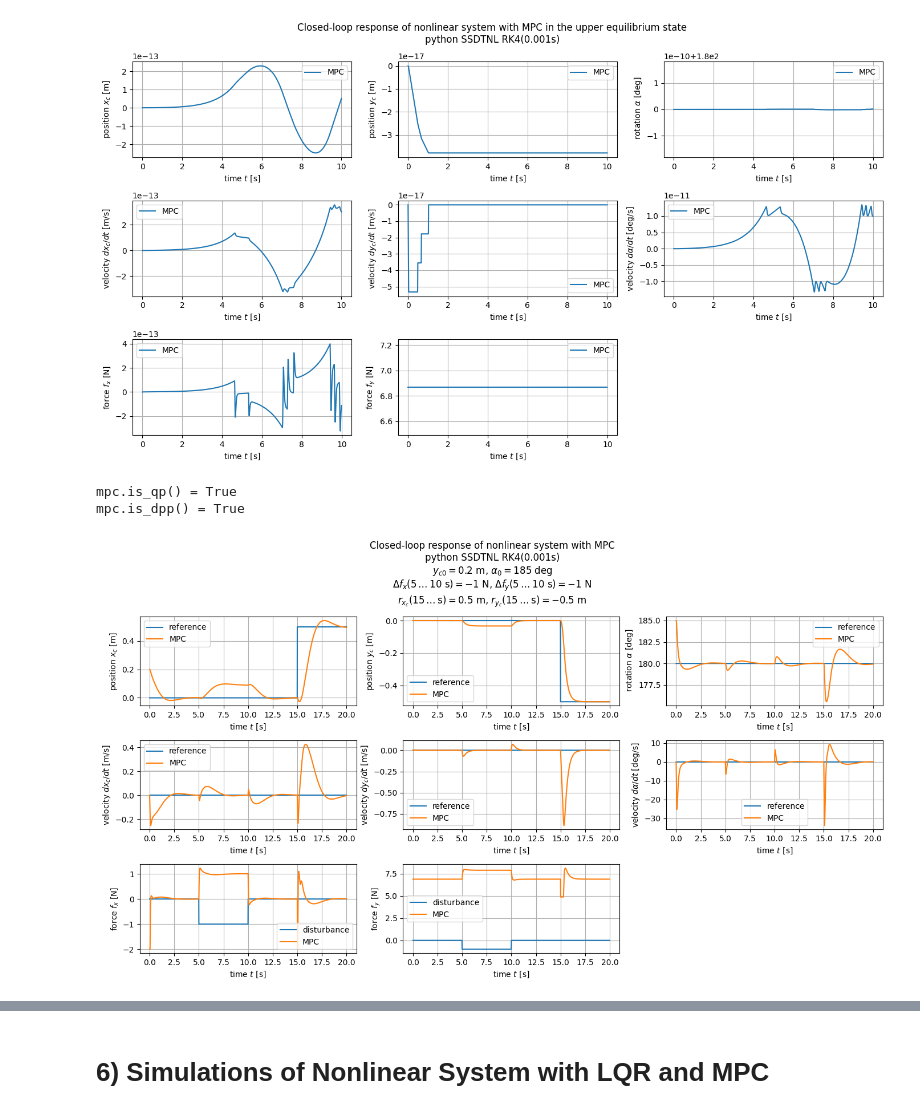
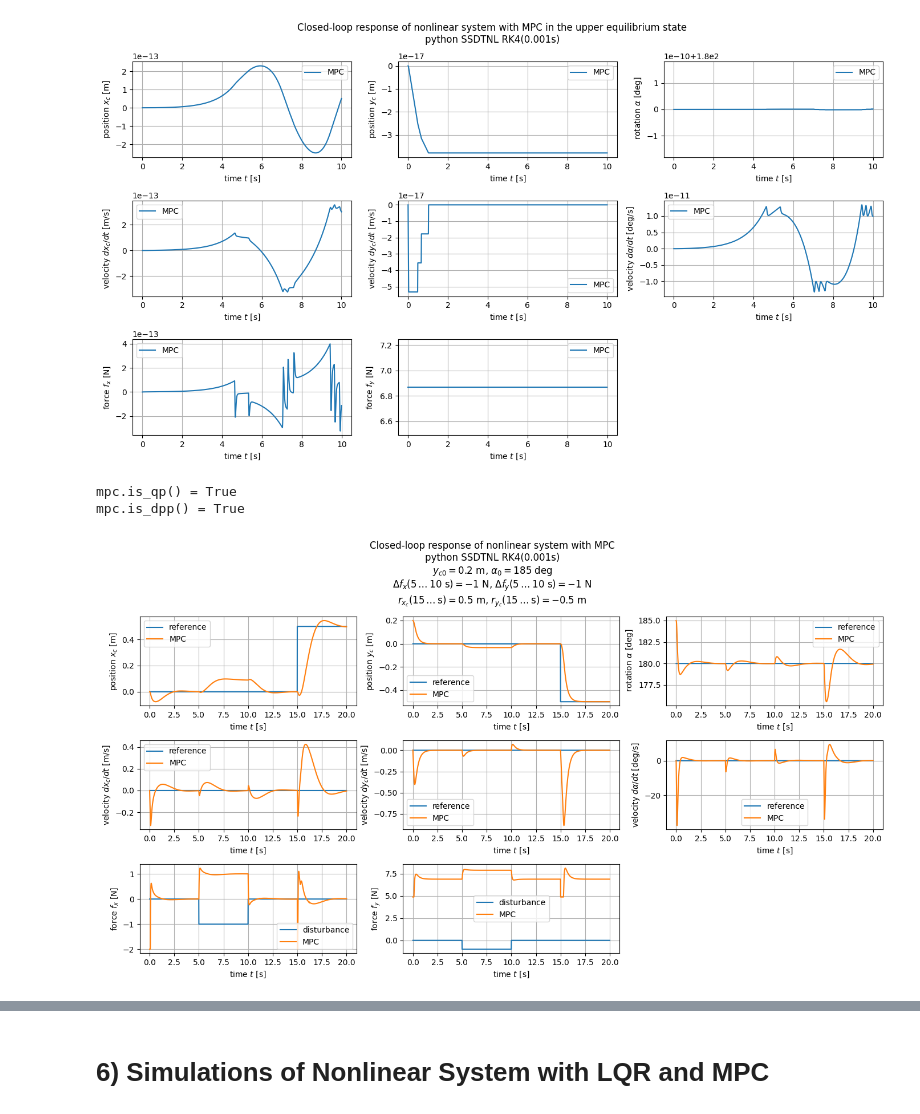
Before and after one commit to Trolobezka/OPSR-2025, a Jupyter notebook: project.ipynb, the cells around one changed output, grey strips where cells are left out. Saved outputs shown, nothing was run; the diff lists cells and outputs as text; code cells hidden in the pictures.

```diff
--- a/project.ipynb
+++ b/project.ipynb
@@ -1546,7 +1550,7 @@ sim_mpc_2 = Sim(
     r=np.zeros((6, mpc_M)),
     d=np.zeros((2, mpc_M)),
 )
-sim_mpc_2.x[:, 0] = np.array([0.2, 0, math.radians(185), 0, 0, math.radians(0)], dtype=np.float64)
+sim_mpc_2.x[:, 0] = np.array([0, 0.2, math.radians(185), 0, 0, math.radians(0)], dtype=np.float64)
 sim_mpc_2.r[2, :] = np.pi  # ra
 sim_mpc_2.r[0, int(15 / Ts) :] = 0.5  # rxc = 0.5m from 15s
 sim_mpc_2.r[1, int(15 / Ts) :] = -0.5  # ryc = -0.5m from 15s
@@ -1564,31 +1568,31 @@ for i in range(mpc_M):
         x=sim_mpc_2.x[:, i],
         u=sim_mpc_2.u[:, i] + sim_mpc_2.d[:, i],
     )
 
 # Plot the results
 plt.figure(figsize=(14, 8))
 plot2(sim_mpc_2.t[:-1], *[None] * 6, f_x=sim_mpc_2.d[0], f_y=sim_mpc_2.d[1], label="disturbance")
 plot(sim_mpc_2.t[:-1], *sim_mpc_2.r, label="reference", rows=3)
 plot(sim_mpc_2.t, *sim_mpc_2.x, label="MPC", rows=3)
 plot2(sim_mpc_2.t[:-1], *[None] * 6, *sim_mpc_2.u, label="MPC")
 plt.suptitle(
     (
         "Closed-loop response of nonlinear system with MPC"
         "\n"
         "python SSDTNL RK4(0.001s)"
         "\n"
         r"$y_{c0} = 0.2$ m, $\alpha_0 = 185$ deg"
         "\n"
         r"$\Delta f_x(5 \dots 10\ \text{s}) = -1$ N, $\Delta f_y(5 \dots 10\ \text{s}) = -1$ N"
         "\n"
         r"$r_{x_c}(15 \dots \text{s}) = 0.5$ m, $r_{y_c}(15 \dots \text{s}) = -0.5$ m"
     )
 )
 plt.tight_layout()
 plt.show()
 
 del mpc, mpc_x_init, mpc_u_min, mpc_u_max, mpc_inputs, mpc_reference, mpc_M
 # %% [output]
 mpc.is_qp() = True
 mpc.is_dpp() = True
-[figure, old version]
+[figure, new version]
```
Also changed, not shown: parts of 10 cells of this notebook, 2 other files.
